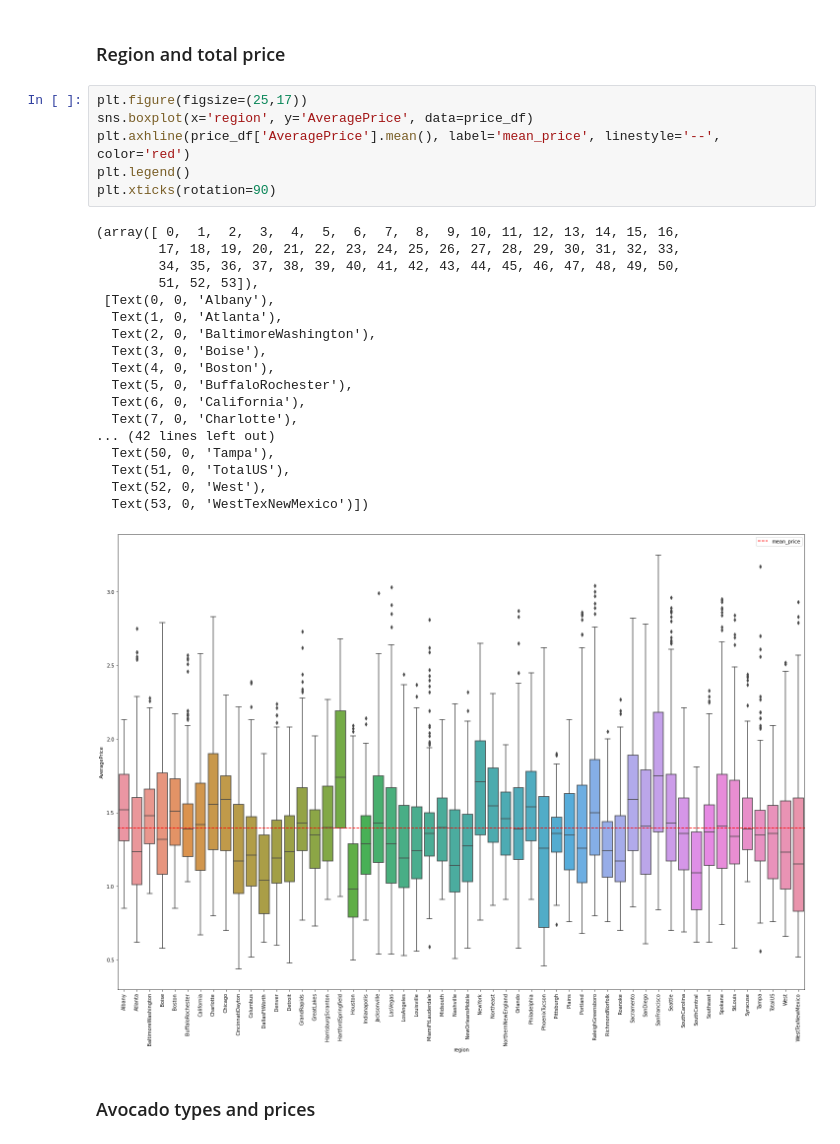
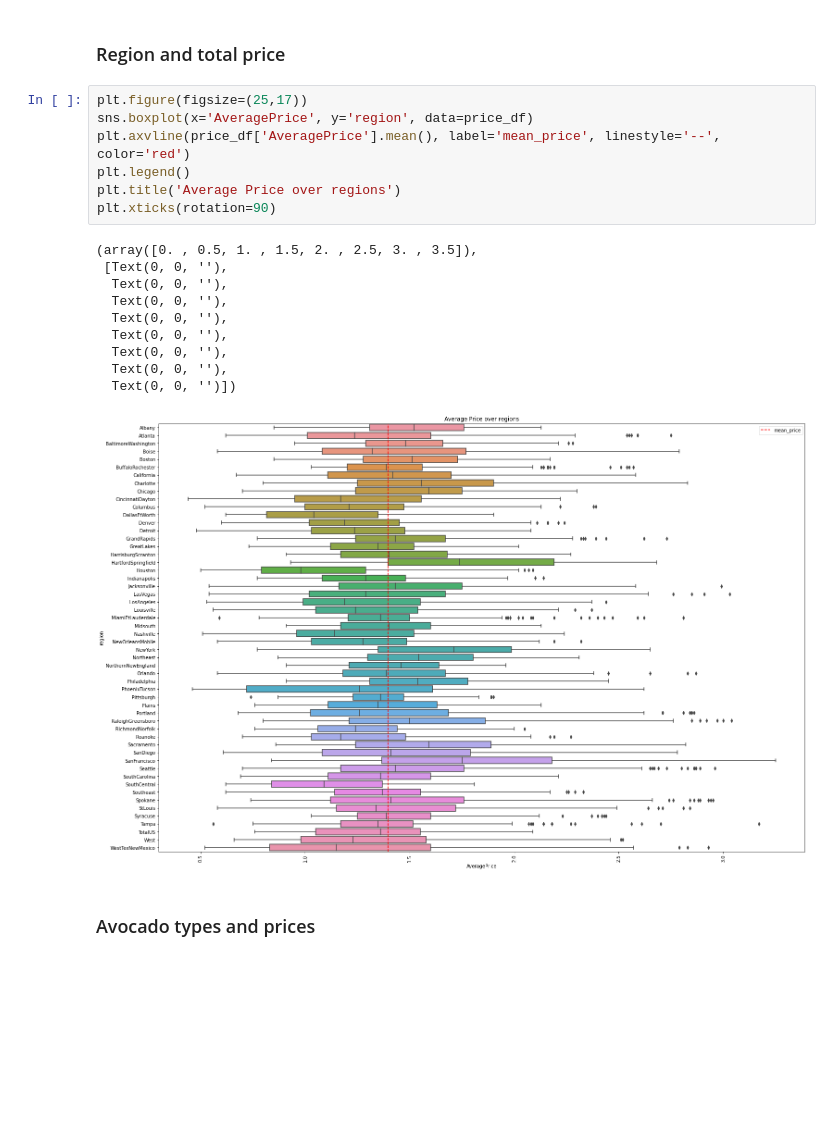
Before and after one commit to potus84/DS-ML-CASE-AVOCADO-KING-, a Jupyter notebook: Avocado_EDA.ipynb, the cells around one changed output. Drawn from its saved outputs; the diff is of its cells as text; blank space fills up the shorter version.

```diff
--- a/Avocado_EDA.ipynb
+++ b/Avocado_EDA.ipynb
@@ -121,29 +123,22 @@ plt.axvline(x=price_df['TotalVolume'].mean(), color='red')
 ### Region and total price
 # %%
 plt.figure(figsize=(25,17))
-sns.boxplot(x='region', y='AveragePrice', data=price_df)
-plt.axhline(price_df['AveragePrice'].mean(), label='mean_price', linestyle='--', color='red')
+sns.boxplot(x='AveragePrice', y='region', data=price_df)
+plt.axvline(price_df['AveragePrice'].mean(), label='mean_price', linestyle='--', color='red')
 plt.legend()
+plt.title('Average Price over regions')
 plt.xticks(rotation=90)
 # %% [output]
-(array([ 0,  1,  2,  3,  4,  5,  6,  7,  8,  9, 10, 11, 12, 13, 14, 15, 16,
-        17, 18, 19, 20, 21, 22, 23, 24, 25, 26, 27, 28, 29, 30, 31, 32, 33,
-        34, 35, 36, 37, 38, 39, 40, 41, 42, 43, 44, 45, 46, 47, 48, 49, 50,
-        51, 52, 53]),
- [Text(0, 0, 'Albany'),
-  Text(1, 0, 'Atlanta'),
-  Text(2, 0, 'BaltimoreWashington'),
-  Text(3, 0, 'Boise'),
-  Text(4, 0, 'Boston'),
-  Text(5, 0, 'BuffaloRochester'),
-  Text(6, 0, 'California'),
-  Text(7, 0, 'Charlotte'),
-... (42 lines left out)
-  Text(50, 0, 'Tampa'),
-  Text(51, 0, 'TotalUS'),
-  Text(52, 0, 'West'),
-  Text(53, 0, 'WestTexNewMexico')])
+(array([0. , 0.5, 1. , 1.5, 2. , 2.5, 3. , 3.5]),
+ [Text(0, 0, ''),
+  Text(0, 0, ''),
+  Text(0, 0, ''),
+  Text(0, 0, ''),
+  Text(0, 0, ''),
+  Text(0, 0, ''),
+  Text(0, 0, ''),
+  Text(0, 0, '')])
-[figure, old version]
+[figure, new version]
 # %% [markdown]
 ### Avocado types and prices
 # %%
```
Also changed, not shown: parts of 16 cells of this notebook, 1 other file.
